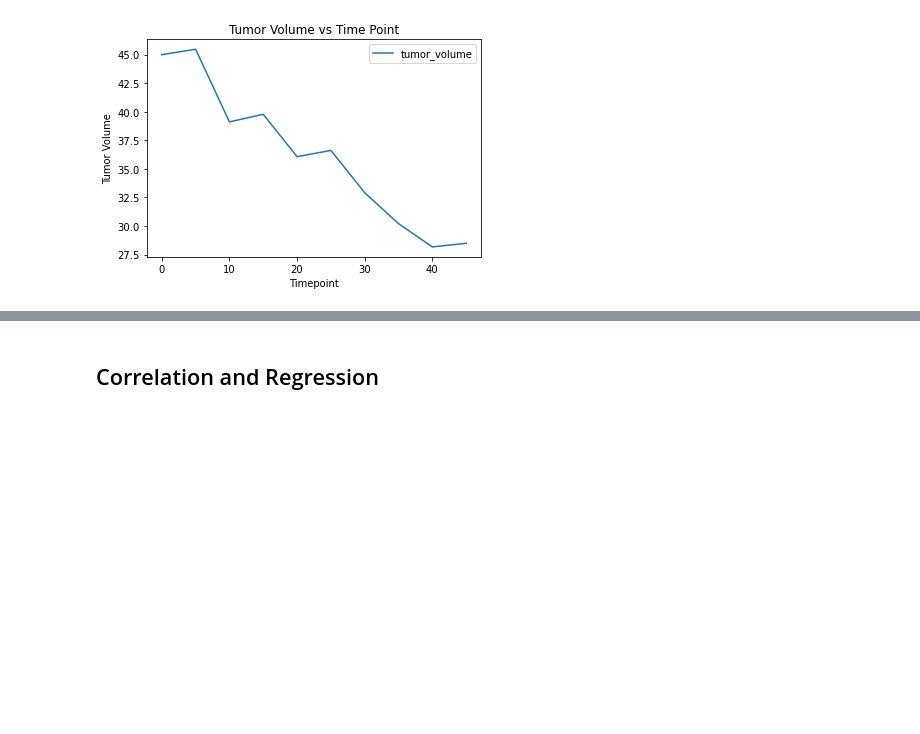
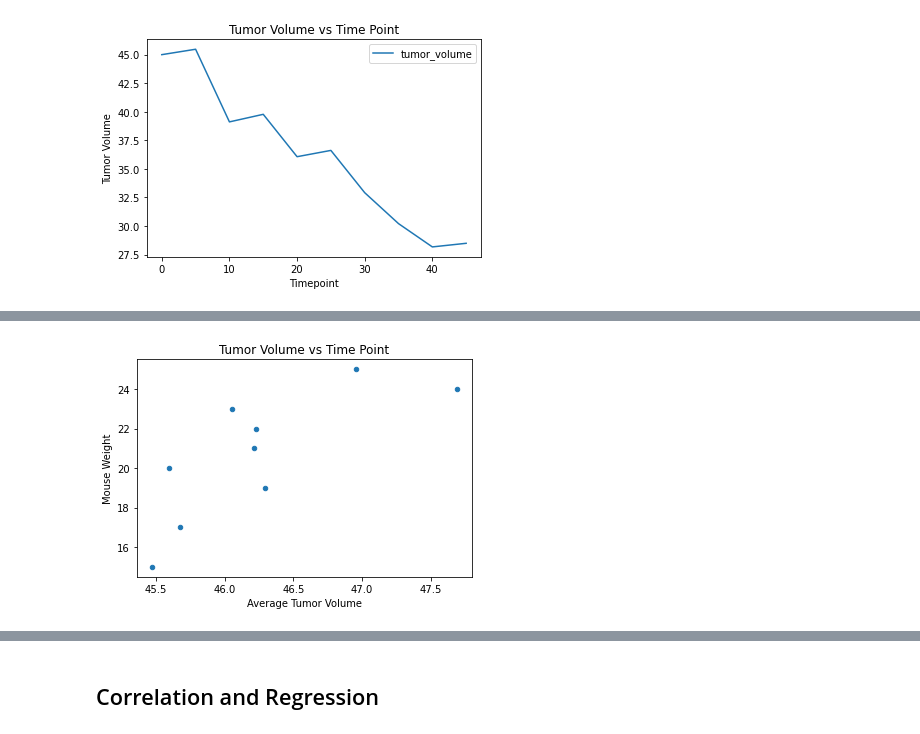
Before and after one commit to usa4148/the-power-of-plots, a Jupyter notebook: pymaceuticals_starter.ipynb, the cells around one changed output, grey strips where cells are left out. Saved outputs shown, nothing was run; the diff lists cells and outputs as text; code cells hidden in the pictures; blank space fills up the shorter version.

Commit message:
Scatter Plots

```diff
--- a/pymaceuticals_starter.ipynb
+++ b/pymaceuticals_starter.ipynb
@@ -384,0 +401,13 @@ mousedata_df.set_index('timepoint').plot(xlabel='Timepoint',ylabel='Tumor Volume
+# %%
+cap_tumorvol_df = tvlt_df.loc[tvlt_df['drug_regimen'] == 'Capomulin',['tumor_volume','weight']]
+#cap_tumorvol_df.groupby(cap_tumorvol_df['tumor_volume'].mean())
+#cap_tumorvol_df = cap_tumorvol_df['weight'].mean()
+#groupcols_df = sum_df[['mouse_id','drug_regimen','tumor_volume']].agg({'tumor_volume':['mean']})
+
+cap_tumorvol_df = cap_tumorvol_df.groupby("weight")
+cap_plot = cap_tumorvol_df[["tumor_volume", "weight"]].mean()
+#cap_plot.plot.scatter()
+#cap_tumorvol_df #['weight'].mean()
+cap_plot.plot.scatter(['tumor_volume'],['weight'],xlabel='Average Tumor Volume',ylabel='Mouse Weight',title="Tumor Volume vs Time Point");
+# %% [output]
+[figure, added]
```
Also changed, not shown: parts of 2 cells of this notebook.
